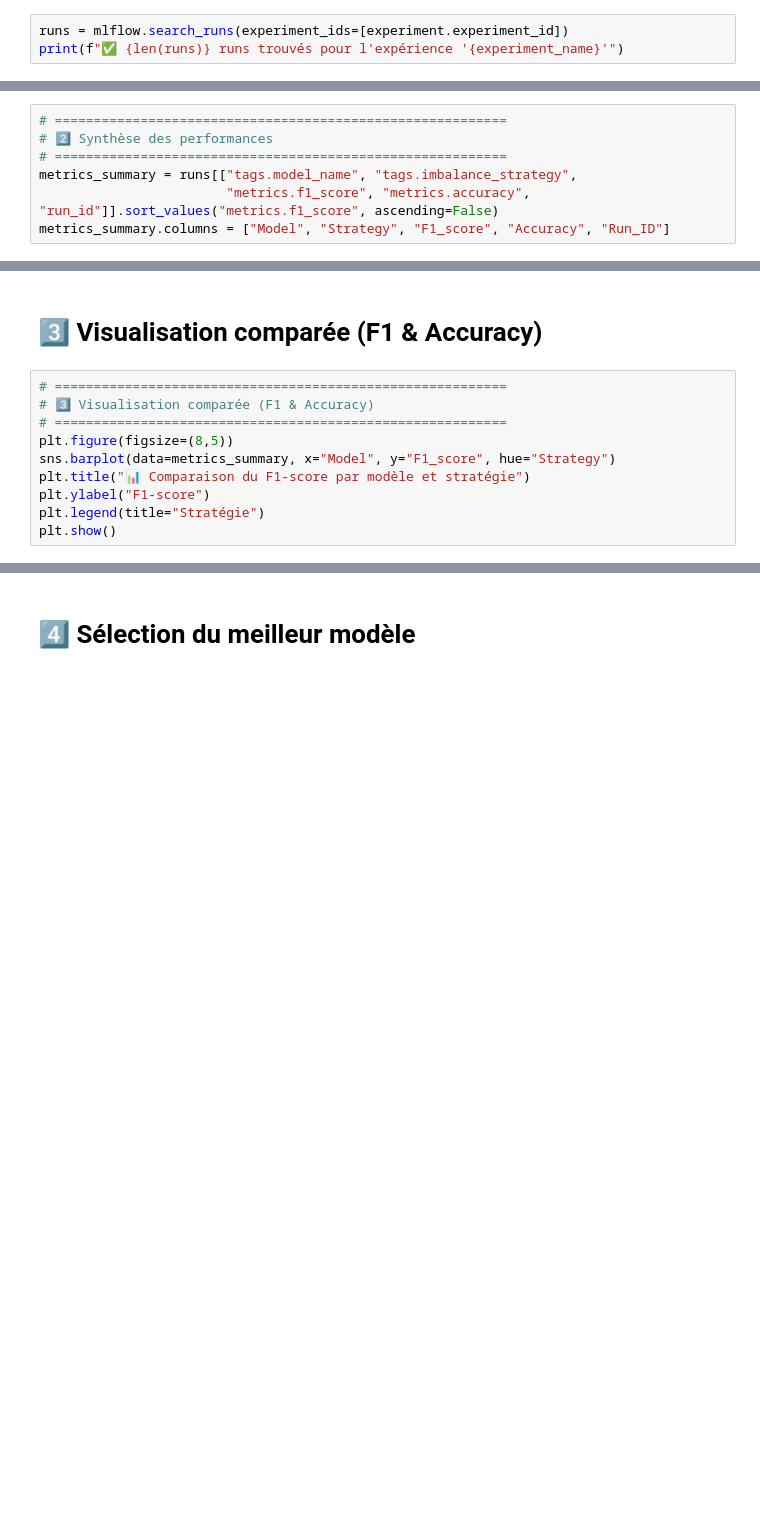
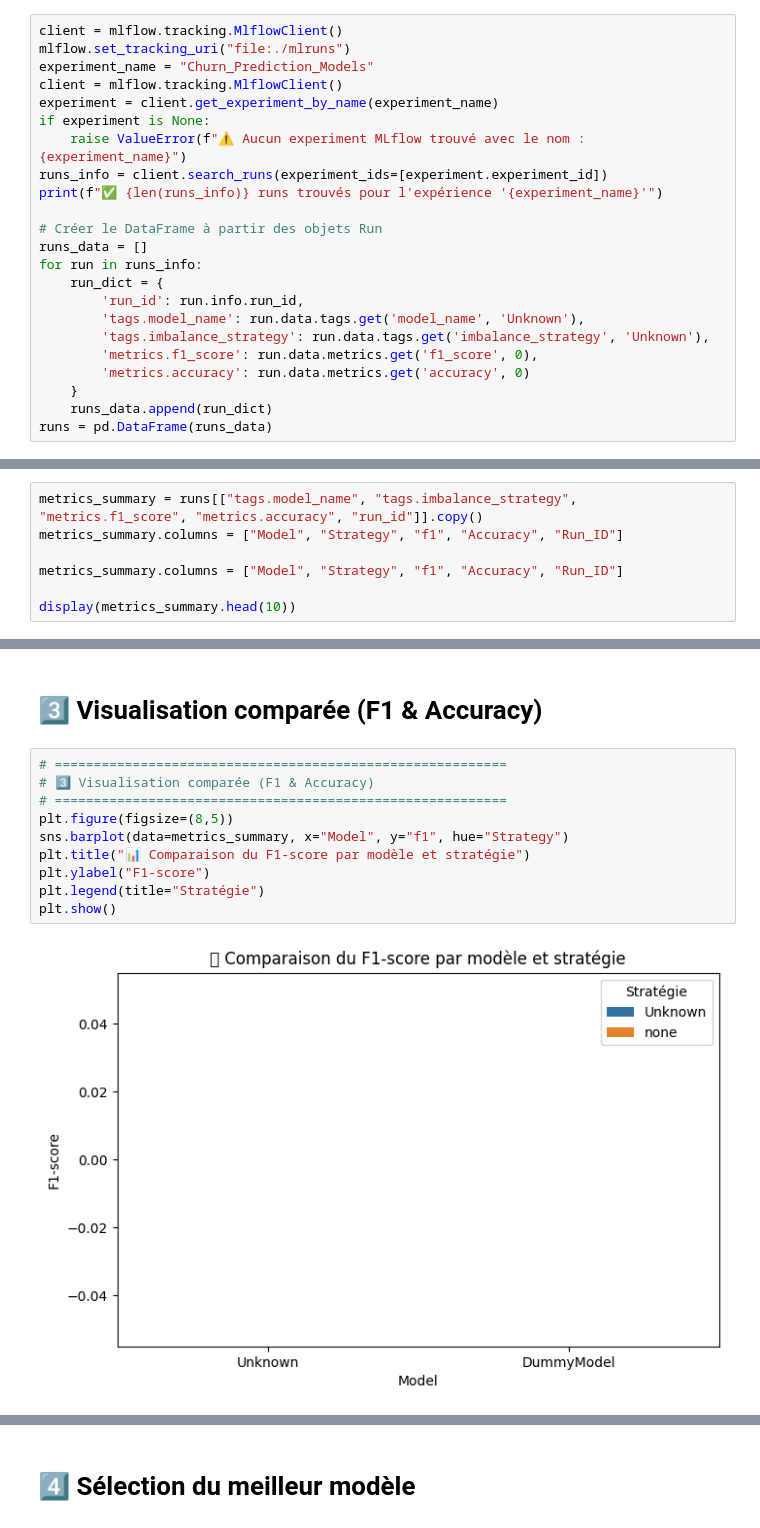
Before and after one commit to SalimM21/Churn-Prediction-avec-MLflow, a Jupyter notebook: notebooks/4_model_analysis.ipynb, the cells around one changed output, grey strips where cells are left out. Cells and saved outputs as stored; diff of their text form; blank space fills up the shorter version.

```diff
--- a/notebooks/4_model_analysis.ipynb
+++ b/notebooks/4_model_analysis.ipynb
@@ -25,5 +27,25 @@ experiment = client.get_experiment_by_name(experiment_name)
 if experiment is None:
     raise ValueError(f"⚠️ Aucun experiment MLflow trouvé avec le nom : {experiment_name}")
 # %%
-runs = mlflow.search_runs(experiment_ids=[experiment.experiment_id])
-print(f"✅ {len(runs)} runs trouvés pour l'expérience '{experiment_name}'")
+client = mlflow.tracking.MlflowClient()
+mlflow.set_tracking_uri("file:./mlruns")
+experiment_name = "Churn_Prediction_Models"
+client = mlflow.tracking.MlflowClient()
+experiment = client.get_experiment_by_name(experiment_name)
+if experiment is None:
+    raise ValueError(f"⚠️ Aucun experiment MLflow trouvé avec le nom : {experiment_name}")
+runs_info = client.search_runs(experiment_ids=[experiment.experiment_id])
+print(f"✅ {len(runs_info)} runs trouvés pour l'expérience '{experiment_name}'")
+
+# Créer le DataFrame à partir des objets Run
+runs_data = []
+for run in runs_info:
+    run_dict = {
+        'run_id': run.info.run_id,
+        'tags.model_name': run.data.tags.get('model_name', 'Unknown'),
+        'tags.imbalance_strategy': run.data.tags.get('imbalance_strategy', 'Unknown'),
+        'metrics.f1_score': run.data.metrics.get('f1_score', 0),
+        'metrics.accuracy': run.data.metrics.get('accuracy', 0)
+    }
+    runs_data.append(run_dict)
+runs = pd.DataFrame(runs_data)
@@ -30,9 +54,9 @@ print(f"✅ {len(runs)} runs trouvés pour l'expérience '{experiment_name}'")
 # %% [markdown]
 # 2️⃣ Synthèse des performances
 # %%
-# ==========================================================
-# 2️⃣ Synthèse des performances
-# ==========================================================
-metrics_summary = runs[["tags.model_name", "tags.imbalance_strategy",
-                        "metrics.f1_score", "metrics.accuracy", "run_id"]].sort_values("metrics.f1_score", ascending=False)
-metrics_summary.columns = ["Model", "Strategy", "F1_score", "Accuracy", "Run_ID"]
+metrics_summary = runs[["tags.model_name", "tags.imbalance_strategy", "metrics.f1_score", "metrics.accuracy", "run_id"]].copy()
+metrics_summary.columns = ["Model", "Strategy", "f1", "Accuracy", "Run_ID"]
+
+metrics_summary.columns = ["Model", "Strategy", "f1", "Accuracy", "Run_ID"]
+
+display(metrics_summary.head(10))
@@ -43,13 +75,15 @@ display(metrics_summary.head(10))
 # %%
 # ==========================================================
 # 3️⃣ Visualisation comparée (F1 & Accuracy)
 # ==========================================================
 plt.figure(figsize=(8,5))
-sns.barplot(data=metrics_summary, x="Model", y="F1_score", hue="Strategy")
+sns.barplot(data=metrics_summary, x="Model", y="f1", hue="Strategy")
 plt.title("📊 Comparaison du F1-score par modèle et stratégie")
 plt.ylabel("F1-score")
 plt.legend(title="Stratégie")
 plt.show()
+# %% [output]
+[figure, added]
 # %%
 plt.figure(figsize=(8,5))
 sns.barplot(data=metrics_summary, x="Model", y="Accuracy", hue="Strategy")
```
Also changed, not shown: parts of 15 cells of this notebook, 11 other files.
